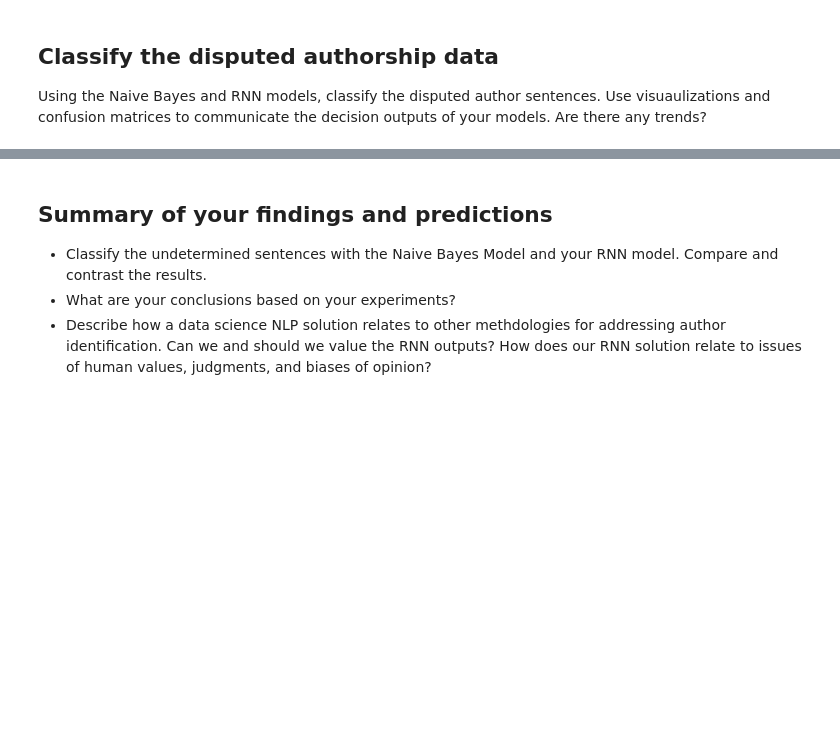
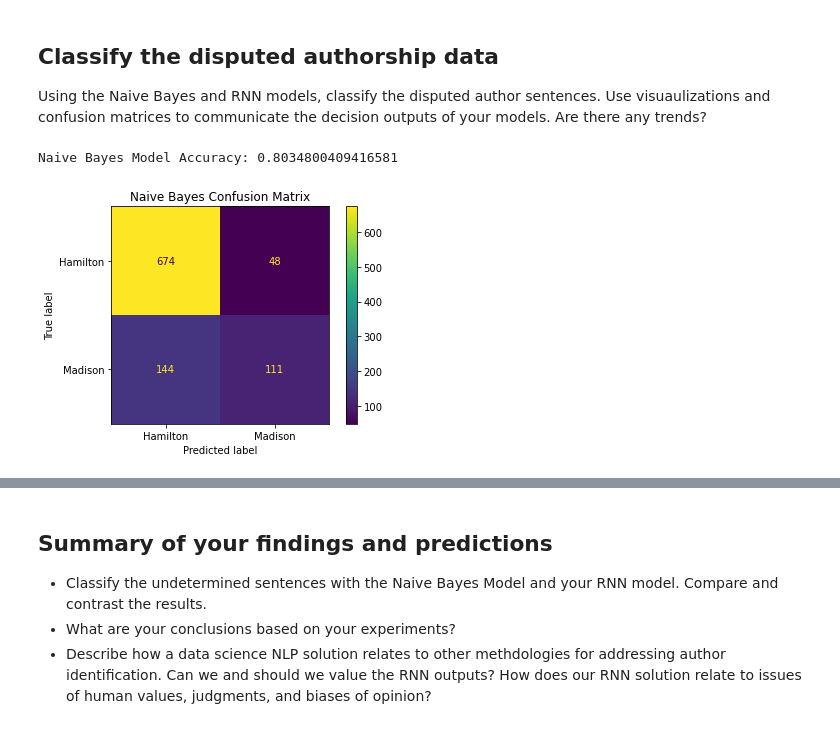
Before and after one commit to PillowPanda/DATA340_HW2, a Jupyter notebook: 02_Author_Prediction_RNN_Model (2).ipynb, the cells around one changed output, grey strips where cells are left out. Saved outputs shown, nothing was run; the diff lists cells and outputs as text; code cells hidden in the pictures; blank space fills up the shorter version.

```diff
--- a/02_Author_Prediction_RNN_Model (2).ipynb
+++ b/02_Author_Prediction_RNN_Model (2).ipynb
@@ -647,3 +762,47 @@ Please explain any challenges you faced and how you overcame them.
 Using the Naive Bayes and RNN models, classify the disputed author sentences. Use visuaulizations and confusion matrices to communicate the decision outputs of your models. Are there any trends?
 # %%
 # YOUR CODE HERE
+# %%
+from sklearn.feature_extraction.text import CountVectorizer
+from sklearn.model_selection import train_test_split
+from sklearn.naive_bayes import MultinomialNB
+from sklearn.metrics import confusion_matrix, ConfusionMatrixDisplay
+import tensorflow as tf
+from tensorflow.keras.models import Sequential
+from tensorflow.keras.layers import Embedding, LSTM, Dense
+import matplotlib.pyplot as plt
+import seaborn as sns
+
+# Vectorize the training data
+vectorizer = CountVectorizer()
+X_train_vec = vectorizer.fit_transform(X_train)
+x_val_vec = vectorizer.transform(x_val)
+
+# Encode labels
+label_encoder = LabelEncoder()
+y_train_encoded = label_encoder.fit_transform(y_train)
+y_val_encoded = label_encoder.transform(y_val)
+
+# Convert the encoded labels to categorical for the RNN
+y_train_categorical = tf.keras.utils.to_categorical(y_train_encoded)
+y_val_categorical = tf.keras.utils.to_categorical(y_val_encoded)
+# %%
+# Create and train the Naive Bayes model
+nb_model = MultinomialNB()
+nb_model.fit(X_train_vec, y_train_encoded)
+
+# Evaluate the model on the validation data
+nb_score = nb_model.score(x_val_vec, y_val_encoded)
+print(f'Naive Bayes Model Accuracy: {nb_score}')
+
+# Predictions for Naive Bayes
+nb_predictions = nb_model.predict(x_val_vec)
+
+# Confusion Matrix for Naive Bayes
+nb_cm = confusion_matrix(y_val_encoded, nb_predictions)
+nb_cm_display = ConfusionMatrixDisplay(nb_cm, display_labels=label_encoder.classes_).plot()
+plt.title('Naive Bayes Confusion Matrix')
+plt.show()
+# %% [output]
+Naive Bayes Model Accuracy: 0.8034800409416581
+[figure, added]
```
Also changed, not shown: parts of 18 cells of this notebook.
